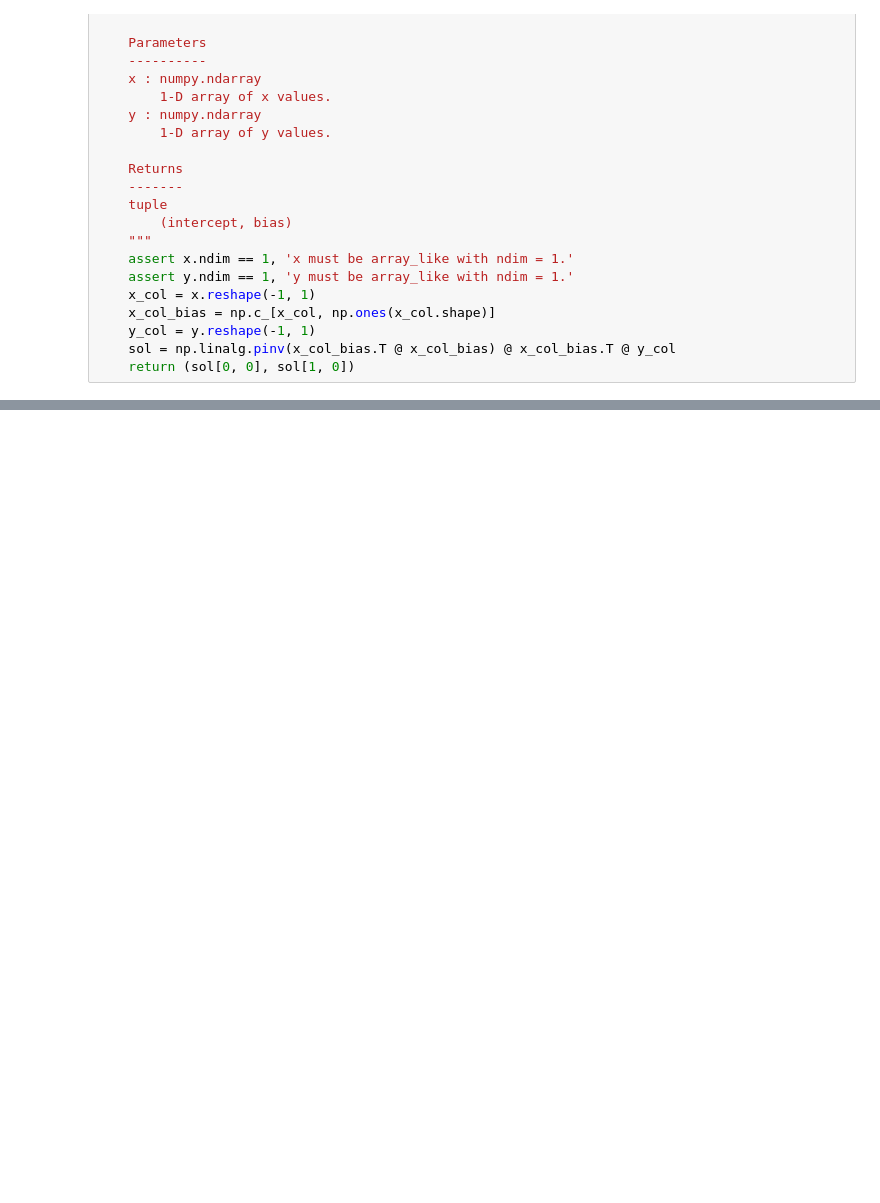
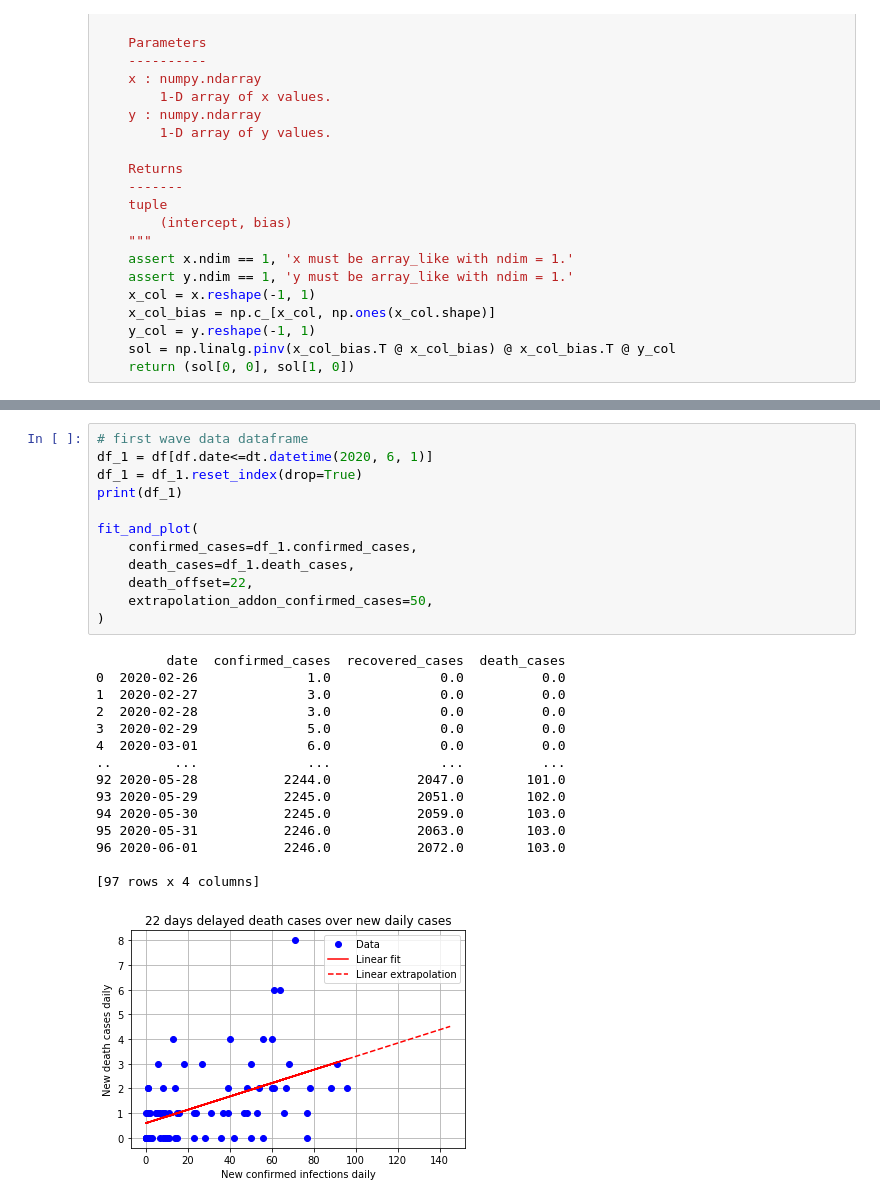
Before and after one commit to akapet00/coropy, a Jupyter notebook: sandbox/02-Exploring-Mortality.ipynb, the cells around one changed output, grey strips where cells are left out. Drawn from its saved outputs; the diff is of its cells as text; blank space fills up the shorter version.

```diff
--- a/sandbox/02-Exploring-Mortality.ipynb
+++ b/sandbox/02-Exploring-Mortality.ipynb
@@ -86,0 +110,28 @@ plt.show()
+# %%
+# first wave data dataframe
+df_1 = df[df.date<=dt.datetime(2020, 6, 1)]
+df_1 = df_1.reset_index(drop=True)
+print(df_1)
+
+fit_and_plot(
+    confirmed_cases=df_1.confirmed_cases,
+    death_cases=df_1.death_cases,
+    death_offset=22,
+    extrapolation_addon_confirmed_cases=50,
+)
+# %% [output]
+         date  confirmed_cases  recovered_cases  death_cases
+0  2020-02-26              1.0              0.0          0.0
+1  2020-02-27              3.0              0.0          0.0
+2  2020-02-28              3.0              0.0          0.0
+3  2020-02-29              5.0              0.0          0.0
+4  2020-03-01              6.0              0.0          0.0
+..        ...              ...              ...          ...
+92 2020-05-28           2244.0           2047.0        101.0
+93 2020-05-29           2245.0           2051.0        102.0
+94 2020-05-30           2245.0           2059.0        103.0
+95 2020-05-31           2246.0           2063.0        103.0
+96 2020-06-01           2246.0           2072.0        103.0
+
+[97 rows x 4 columns]
+[figure, added]
```
Also changed, not shown: parts of 4 cells of this notebook.
